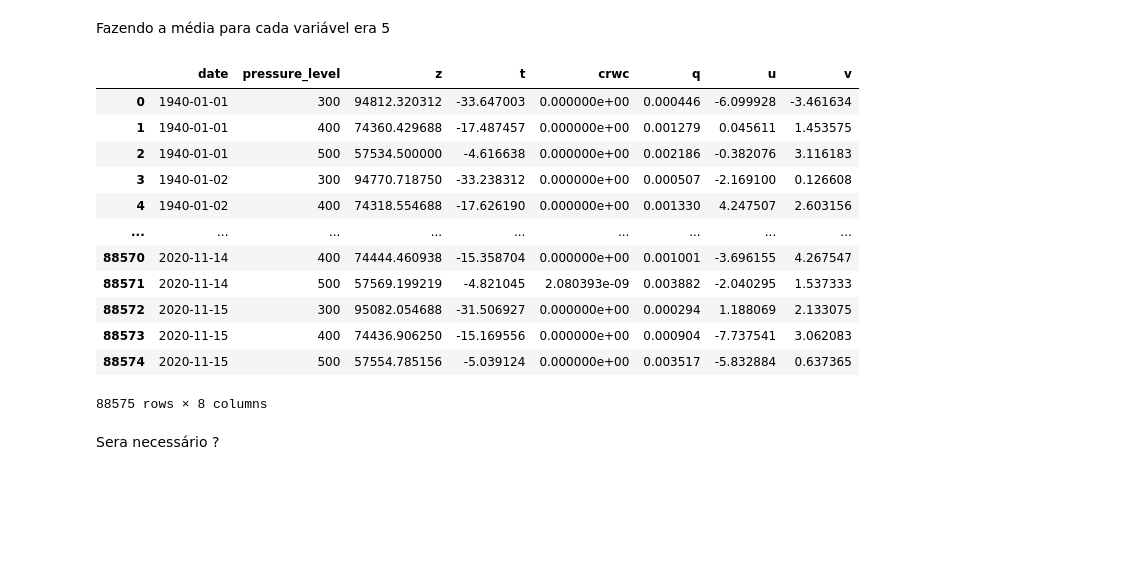
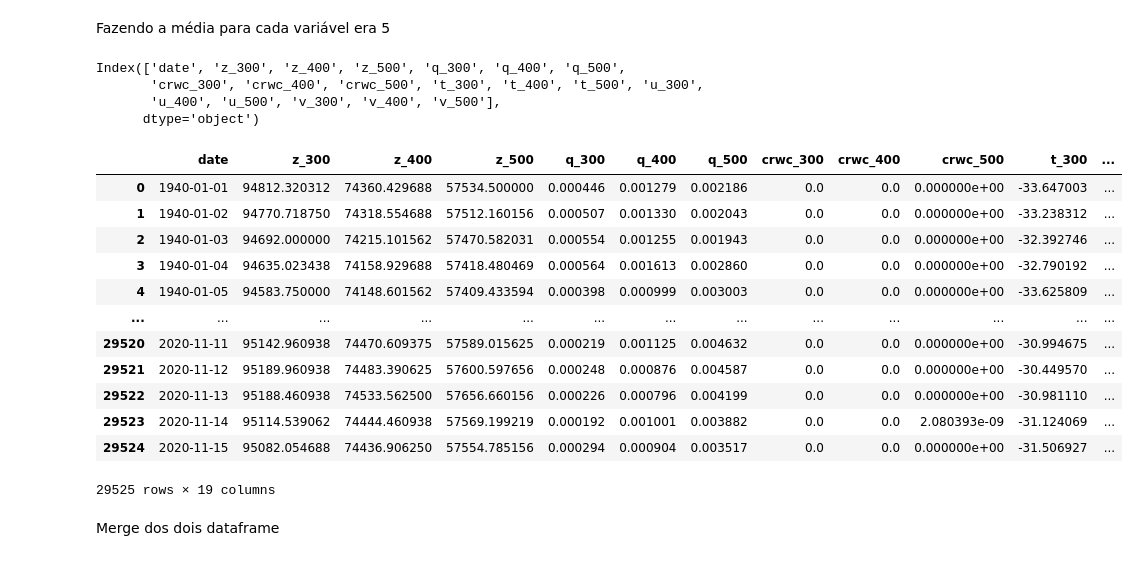
Before and after one commit to MatheusOliveira1999/LACRIO, a Jupyter notebook: Pre-processamento/interpolacao.ipynb, the cells around one changed output. Drawn from its saved outputs; the diff is of its cells as text; code cells hidden in the pictures; blank space fills up the shorter version.

```diff
--- a/Pre-processamento/interpolacao.ipynb
+++ b/Pre-processamento/interpolacao.ipynb
@@ -6,7 +6,8 @@ import pandas as pd
 Juntando todos os arquivo .nc do conjunto de dados era5 e era5 land
 # %%
 
-
+pasta_era5_land = "/home/lacrio2/Documentos/LACRIO/PROJETO/LACRIO/Analises/ERA5_dados/dados_era5_land"
+pasta_era5 = "/home/lacrio2/Documentos/LACRIO/PROJETO/LACRIO/Analises/ERA5_dados/dados_era5"
 # Caminho para a pasta onde estão os arquivos .nc
 arquivos_nc_land = sorted([os.path.join(pasta_era5_land, f) for f in os.listdir(pasta_era5_land) if f.endswith(".nc")])
 
@@ -160,3 +145,16 @@ df_era5_csv
+# %%
+# Supondo que o seu DataFrame se chama df_era5_csv
+# Primeiro, garantimos que 'valid_time' esteja como índice
+df = df_era5_csv.set_index(['valid_time', 'pressure_level'])
+
+# Agora reorganizamos o DataFrame para que cada variável tenha colunas separadas por pressão
+df_era5_csv = df.unstack(level='pressure_level')
+
+# Ajusta o nome das colunas para o formato desejado (ex: z_500)
+df_era5_csv.columns = [f"{var}_{press}" for var, press in df_era5_csv.columns]
+
+# Resetando o índice, se desejar
+df_era5_csv = df_era5_csv.reset_index()
 # %%
 ds_era5_land_csv_sem_nan = ds_era5_land_csv.dropna()  # Remove colunas com todos os valores NaN
 df_era5_csv_sem_nan = df_era5_csv.dropna()  # Remove colunas com todos os valores NaN
@@ -213,42 +211,57 @@ df_era_5_land_completo
 29221 rows × 11 columns
 # %% [markdown]
 Fazendo a média para cada variável era 5
+# %%
+
+df_era5_csv_sem_nan.rename(columns={"valid_time" : "date"}, inplace=True)
+
+df_era5_csv_sem_nan.columns
+# %% [output]
+Index(['date', 'z_300', 'z_400', 'z_500', 'q_300', 'q_400', 'q_500',
+       'crwc_300', 'crwc_400', 'crwc_500', 't_300', 't_400', 't_500', 'u_300',
+       'u_400', 'u_500', 'v_300', 'v_400', 'v_500'],
+      dtype='object')
 # %%
 import pandas as pd
 
 # Copiar o DataFrame
 df = df_era5_csv_sem_nan.copy()
 
 # Converter coluna de tempo (se necessário)
-df["valid_time"] = pd.to_datetime(df["valid_time"])
-df["date"] = df["valid_time"].dt.date
+df["date"] = pd.to_datetime(df["date"])
+df["date"] = df["date"].dt.date
 
 # Lista de variáveis instantâneas
-variaveis_instantaneas = ["z", "t", "crwc", "q", "u", "v"]
+variaveis_instantaneas = ['z_300', 'z_400', 'z_500', 'q_300', 'q_400', 'q_500',
+       'crwc_300', 'crwc_400', 'crwc_500', 't_300', 't_400', 't_500', 'u_300',
+       'u_400', 'u_500', 'v_300', 'v_400', 'v_500']
 
 # Agrupar por data + nível de pressão, tirar média
-df_era_5_completo = df.groupby(["date", "pressure_level"])[variaveis_instantaneas].mean().reset_index()
+df_era_5_completo = df.groupby(["date"])[variaveis_instantaneas].mean().reset_index()
 
 # Conversão opcional:
 # - t (temperatura) K → °C
-df_era_5_completo["t"] = df_era_5_completo["t"] - 273.15
+# Converte todas as colunas que começam com 't_' de Kelvin para Celsius
+for col in df_era_5_completo.columns:
+    if col.startswith('t_'):
+        df_era_5_completo[col] = df_era_5_completo[col] - 273.15
 
 # Exemplo de visualização
 df_era_5_completo
 # %% [output]
-|  | date | pressure_level | z | t | crwc | q | u | v |
-| 0 | 1940-01-01 | 300 | 94812.320312 | -33.647003 | 0.000000e+00 | 0.000446 | -6.099928 | -3.461634 |
-| 1 | 1940-01-01 | 400 | 74360.429688 | -17.487457 | 0.000000e+00 | 0.001279 | 0.045611 | 1.453575 |
-| 2 | 1940-01-01 | 500 | 57534.500000 | -4.616638 | 0.000000e+00 | 0.002186 | -0.382076 | 3.116183 |
-| 3 | 1940-01-02 | 300 | 94770.718750 | -33.238312 | 0.000000e+00 | 0.000507 | -2.169100 | 0.126608 |
-| 4 | 1940-01-02 | 400 | 74318.554688 | -17.626190 | 0.000000e+00 | 0.001330 | 4.247507 | 2.603156 |
-| ... | ... | ... | ... | ... | ... | ... | ... | ... |
-| 88570 | 2020-11-14 | 400 | 74444.460938 | -15.358704 | 0.000000e+00 | 0.001001 | -3.696155 | 4.267547 |
-| 88571 | 2020-11-14 | 500 | 57569.199219 | -4.821045 | 2.080393e-09 | 0.003882 | -2.040295 | 1.537333 |
-| 88572 | 2020-11-15 | 300 | 95082.054688 | -31.506927 | 0.000000e+00 | 0.000294 | 1.188069 | 2.133075 |
-| 88573 | 2020-11-15 | 400 | 74436.906250 | -15.169556 | 0.000000e+00 | 0.000904 | -7.737541 | 3.062083 |
-| 88574 | 2020-11-15 | 500 | 57554.785156 | -5.039124 | 0.000000e+00 | 0.003517 | -5.832884 | 0.637365 |
+|  | date | z_300 | z_400 | z_500 | q_300 | q_400 | q_500 | crwc_300 | crwc_400 | crwc_500 | t_300 | ... |
+| 0 | 1940-01-01 | 94812.320312 | 74360.429688 | 57534.500000 | 0.000446 | 0.001279 | 0.002186 | 0.0 | 0.0 | 0.000000e+00 | -33.647003 | ... |
+| 1 | 1940-01-02 | 94770.718750 | 74318.554688 | 57512.160156 | 0.000507 | 0.001330 | 0.002043 | 0.0 | 0.0 | 0.000000e+00 | -33.238312 | ... |
+| 2 | 1940-01-03 | 94692.000000 | 74215.101562 | 57470.582031 | 0.000554 | 0.001255 | 0.001943 | 0.0 | 0.0 | 0.000000e+00 | -32.392746 | ... |
+| 3 | 1940-01-04 | 94635.023438 | 74158.929688 | 57418.480469 | 0.000564 | 0.001613 | 0.002860 | 0.0 | 0.0 | 0.000000e+00 | -32.790192 | ... |
+| 4 | 1940-01-05 | 94583.750000 | 74148.601562 | 57409.433594 | 0.000398 | 0.000999 | 0.003003 | 0.0 | 0.0 | 0.000000e+00 | -33.625809 | ... |
+| ... | ... | ... | ... | ... | ... | ... | ... | ... | ... | ... | ... | ... |
+| 29520 | 2020-11-11 | 95142.960938 | 74470.609375 | 57589.015625 | 0.000219 | 0.001125 | 0.004632 | 0.0 | 0.0 | 0.000000e+00 | -30.994675 | ... |
+| 29521 | 2020-11-12 | 95189.960938 | 74483.390625 | 57600.597656 | 0.000248 | 0.000876 | 0.004587 | 0.0 | 0.0 | 0.000000e+00 | -30.449570 | ... |
+| 29522 | 2020-11-13 | 95188.460938 | 74533.562500 | 57656.660156 | 0.000226 | 0.000796 | 0.004199 | 0.0 | 0.0 | 0.000000e+00 | -30.981110 | ... |
+| 29523 | 2020-11-14 | 95114.539062 | 74444.460938 | 57569.199219 | 0.000192 | 0.001001 | 0.003882 | 0.0 | 0.0 | 2.080393e-09 | -31.124069 | ... |
+| 29524 | 2020-11-15 | 95082.054688 | 74436.906250 | 57554.785156 | 0.000294 | 0.000904 | 0.003517 | 0.0 | 0.0 | 0.000000e+00 | -31.506927 | ... |
-88575 rows × 8 columns
+29525 rows × 19 columns
 # %% [markdown]
-Sera necessário ?
+Merge dos dois dataframe
 # %%
```
Also changed, not shown: parts of 2 cells of this notebook.
